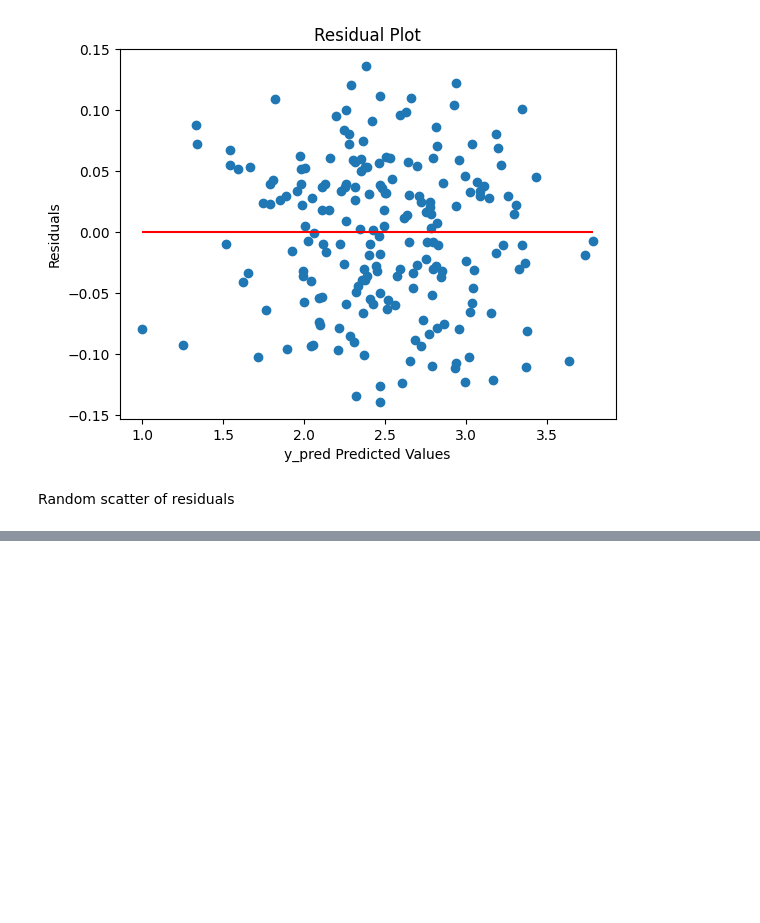
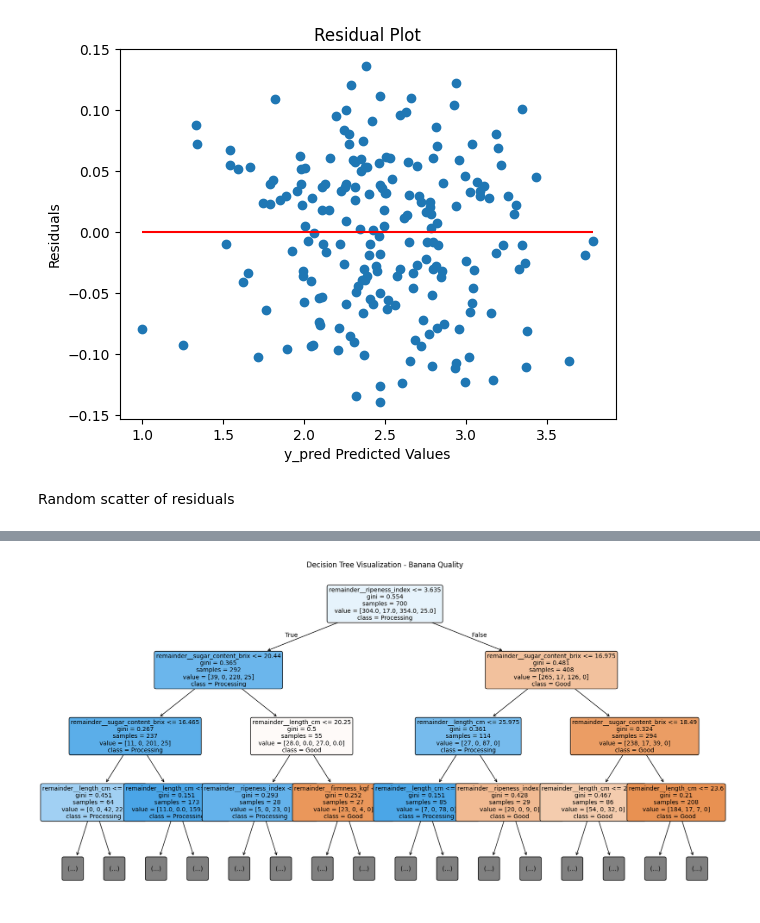
Before and after one commit to Prishab50/DS3021-Final-Project, a Jupyter notebook: bananaproject.ipynb, the cells around one changed output, grey strips where cells are left out. Cells and saved outputs as stored; diff of their text form; code cells hidden in the pictures; blank space fills up the shorter version.

Commit message:
Decision Tree Model Added

```diff
--- a/bananaproject.ipynb
+++ b/bananaproject.ipynb
@@ -246,0 +250,14 @@ Random scatter of residuals
+# %%
+# Splitting target variable and features
+X_2 = X
+y_2 = df['quality_category']
+# %%
+# Splitting the data into training, tuning, and test sets with stratification to maintain class distribution
+
+X2_train, X2_temp, y2_train, y2_temp = train_test_split(
+    X_2, y_2, test_size=0.3, random_state=40, stratify=y_2
+)
+
+X2_tune, X2_test, y2_tune, y2_test = train_test_split(
+    X2_temp, y2_temp, test_size=0.5, random_state=40, stratify=y2_temp
+)
@@ -246,0 +305,24 @@ Random scatter of residuals
+# %%
+# Visualize the decision tree
+
+tree_model = model_2_pipeline.named_steps['model']
+
+
+feature_names = model_2_pipeline.named_steps['preprocessor'].get_feature_names_out()
+
+
+plt.figure(figsize=(20, 10))
+plot_tree(
+    tree_model,
+    feature_names=feature_names,
+    class_names=le_target.classes_,
+    filled=True,         # Colors nodes by class
+    rounded=True,       # Makes boxes look nicer
+    fontsize=10,
+    max_depth=3          # Limits depth so the image isn't a mess of tiny text
+)
+
+plt.title("Decision Tree Visualization - Banana Quality")
+plt.show()
+# %% [output]
+[figure, added]
```
Also changed, not shown: parts of 11 cells of this notebook, 1 other file.
